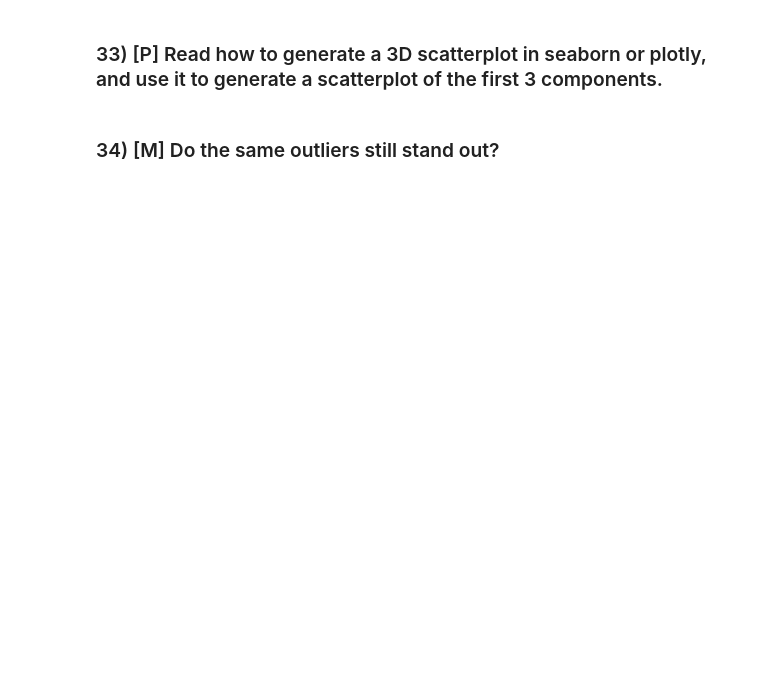
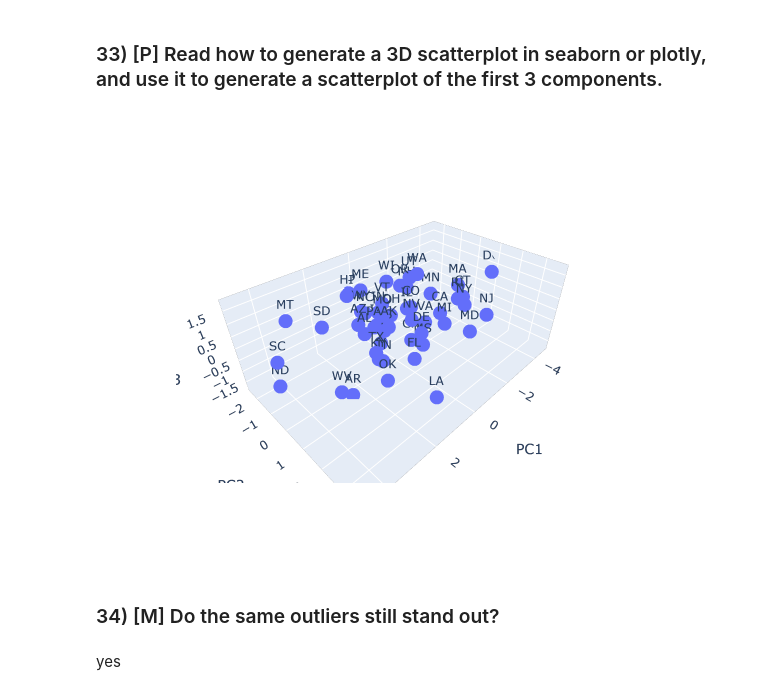
Before and after one commit to jaschaeff/DataMiningIntro, a Jupyter notebook: labs/lab08.ipynb, the cells around one changed output. Cells and saved outputs as stored; diff of their text form; code cells hidden in the pictures; blank space fills up the shorter version.

```diff
--- a/labs/lab08.ipynb
+++ b/labs/lab08.ipynb
@@ -468,4 +468,12 @@ TypeError: cannot convert the series to <class 'float'>
 # %% [markdown]
 ### 33) [P] Read how to generate a 3D scatterplot in seaborn or plotly, and use it to generate a scatterplot of the first 3 components.
+# %%
+fig = px.scatter_3d(x, x="PC1", y="PC2", z="PC3", text = df_car_crashes.index)
+fig.update_traces(textposition='top center')
+fig.show()
+# %% [output]
+[figure, added]
 # %% [markdown]
 ### 34) [M] Do the same outliers still stand out?
+# %% [markdown]
+yes
```
Also changed, not shown: parts of 3 cells of this notebook.
